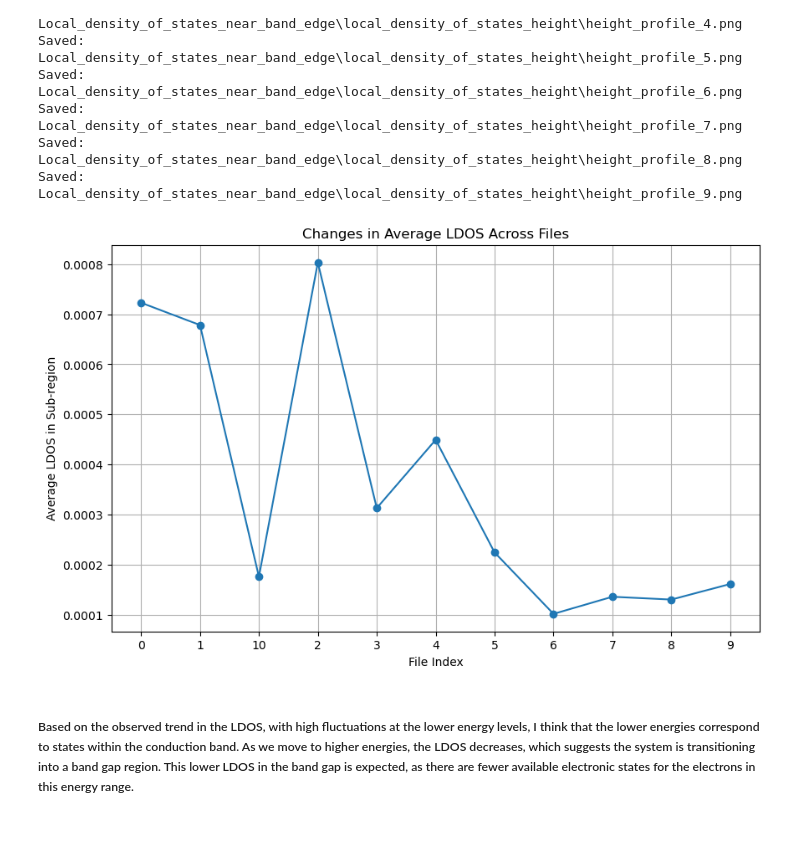
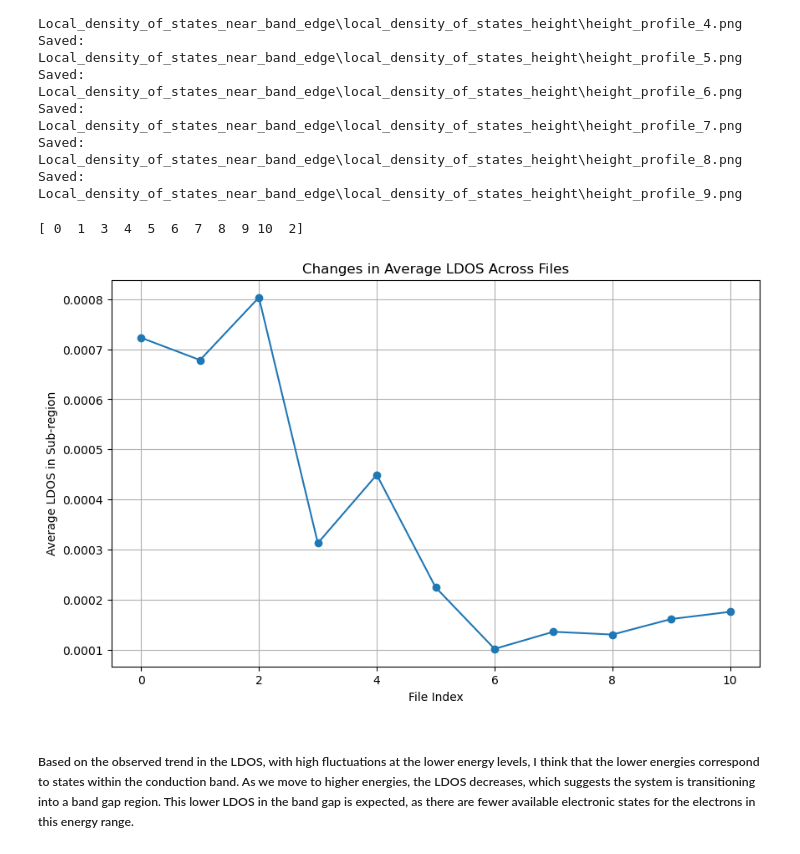
Before and after one commit to Nilsudene/pset3, a Jupyter notebook: Local_density_of_states_near_band_edge/p3.ipynb, the cells around one changed output. Drawn from its saved outputs; the diff is of its cells as text; code cells hidden in the pictures.

```diff
--- a/Local_density_of_states_near_band_edge/p3.ipynb
+++ b/Local_density_of_states_near_band_edge/p3.ipynb
@@ -235,33 +235,40 @@ def calculate_average_ldos(data):
 
 # Get a list of all text files in the directory
 file_list = sorted([f for f in os.listdir() if f.endswith(".txt")])
 
 # Initialize lists to store indices and average LDOS values
 indices = []
 average_ldos_values = []
 
 # Process each file
 for file_name in file_list:
     # Extract the index from the file name
     index = file_name.split("_")[-1].split(".")[0]
     indices.append(index)
 
     # Load the data from the file
     data = np.loadtxt(file_name, delimiter = ",")
 
     # Calculate the average LDOS in the sub-region
     average_ldos = calculate_average_ldos(data)
     average_ldos_values.append(average_ldos)
 
+# fixing the order of indices
+indices = np.array(indices, dtype=int)
+sorted_order = np.argsort(indices)
+average_ldos_values = np.array(average_ldos_values)[sorted_order]
+indices = indices[sorted_order]
+
 # Plot the changes in average LDOS across all indices
 plt.figure(figsize=(10, 6))
 plt.plot(indices, average_ldos_values, marker='o', linestyle='-')
 plt.xlabel('File Index')
 plt.ylabel('Average LDOS in Sub-region')
 plt.title('Changes in Average LDOS Across Files')
 plt.grid(True)
 plt.show()
 # %% [output]
+[ 0  1  3  4  5  6  7  8  9 10  2]
-[figure, old version]
+[figure, new version]
 # %% [markdown]
 ##### Based on the observed trend in the LDOS, with high fluctuations at the lower energy levels, I think that the lower energies correspond to states within the conduction band. As we move to higher energies, the LDOS decreases, which suggests the system is transitioning into a band gap region. This lower LDOS in the band gap is expected, as there are fewer available electronic states for the electrons in this energy range.
```
